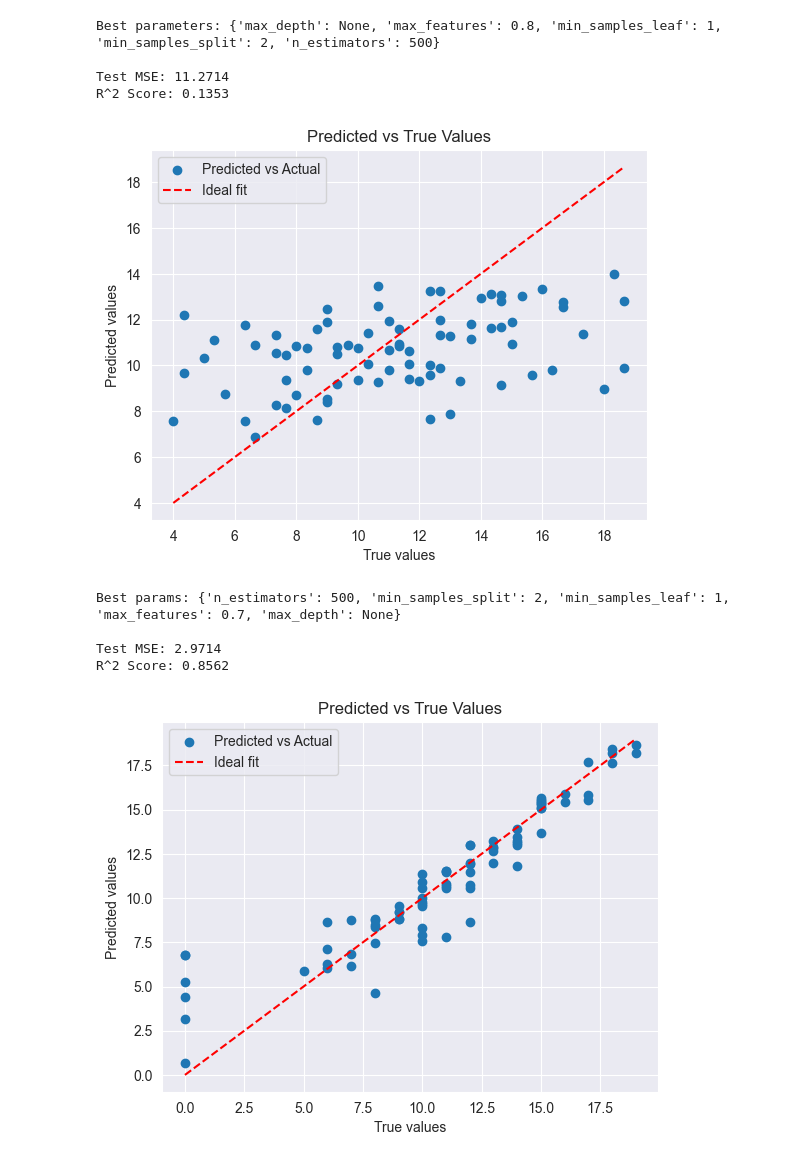
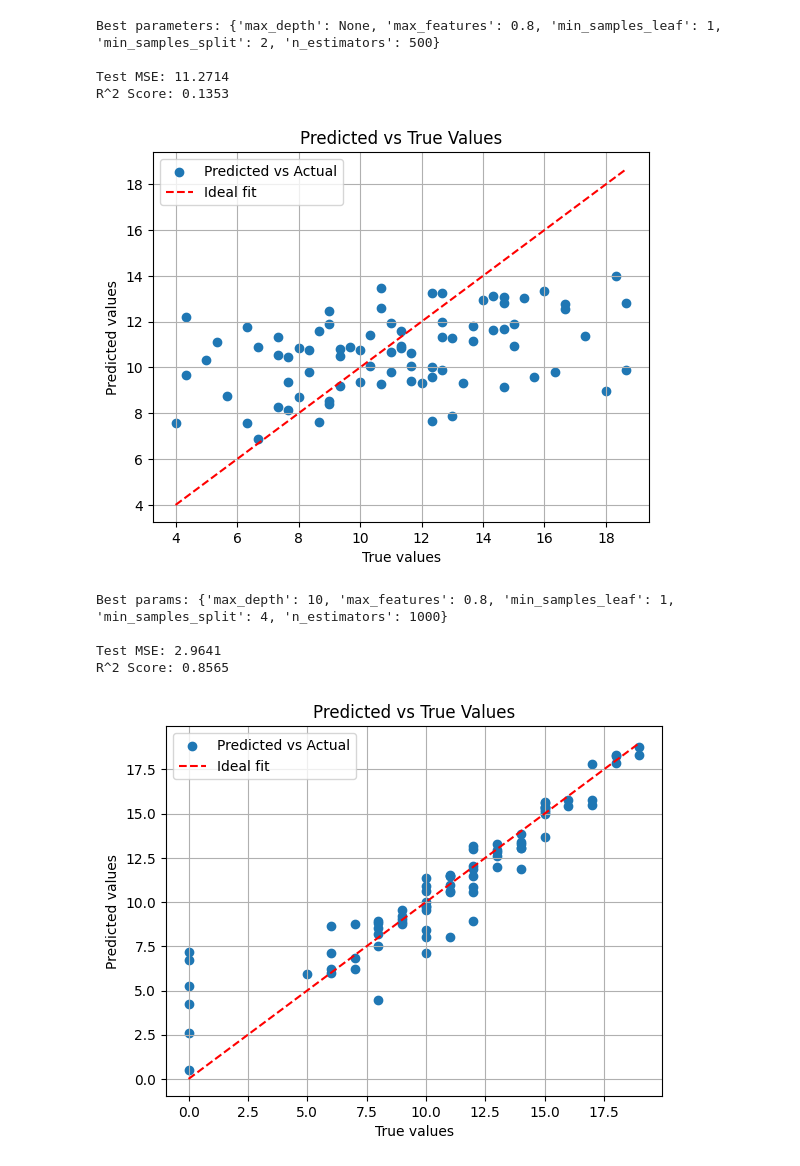
Before and after one commit to Nate-Kim/Grade-Prediction, a Jupyter notebook: RandomForest.ipynb, the cells around one changed output. Cells and saved outputs as stored; diff of their text form; code cells hidden in the pictures.

Commit message:
Finished different random forest regressors

```diff
--- a/RandomForest.ipynb
+++ b/RandomForest.ipynb
@@ -6,8 +6,16 @@ from sklearn.metrics import mean_squared_error, r2_score
 from sklearn.model_selection import GridSearchCV
 import matplotlib.pyplot as plt
 
+# First two returns are just the full dataset X and y
+# Next two are the edited dataset using G_avg and dropped highly correlated inputs
+# Last two are an edited dataset using G_avg and only the six highest correlating inputs
 def load_math_dataset():
     full_dataset = pd.read_csv("Math-Students.csv", sep=",")
+
+    # Create dataset with all data for testing
+    fData_X = full_dataset.drop("G3", axis=1)
+    fData_y = full_dataset["G3"]
+    fData_X = pd.get_dummies(fData_X, drop_first=False)  # one-hot encode categorical features
 
     # Change output label to average of grades
     grades = ['G1', 'G2', 'G3']
@@ -28,10 +36,10 @@ def load_math_dataset():
     sData_y = simple_dataset["G_avg"]
     sData_X = pd.get_dummies(sData_X, drop_first=False)  # one-hot encode categorical features
 
-    return cData_X, cData_y, sData_X, sData_y
+    return fData_X, fData_y, cData_X, cData_y, sData_X, sData_y
 # %%
-# Predicting G_avg
-cData_X, cData_y, sData_X, sData_y = load_math_dataset()
+# Regression predicting G_avg
+_, _, cData_X, cData_y, _, _ = load_math_dataset()
 X_train, X_test, y_train, y_test = train_test_split(cData_X, cData_y, test_size=0.2, random_state=42)
 
 param_grid = {
@@ -44,63 +52,56 @@ param_grid = {
 
 grid_search = GridSearchCV(RandomForestRegressor(random_state=42), param_grid, cv=3, scoring='r2', n_jobs=-1)
 grid_search.fit(X_train, y_train)
 
 print("Best parameters:", grid_search.best_params_)
 
 rf = RandomForestRegressor(random_state=42)
 rf.set_params(**grid_search.best_params_)
 rf.fit(X_train, y_train)
 y_pred = rf.predict(X_test)
 
 mse = mean_squared_error(y_test, y_pred)
 r2 = r2_score(y_test, y_pred)
 
 print(f"\nTest MSE: {mse:.4f}")
 print(f"R^2 Score: {r2:.4f}")
 
 plt.scatter(y_test, y_pred, label='Predicted vs Actual')
 plt.plot([min(y_test), max(y_test)], [min(y_test), max(y_test)], color='red', linestyle='--', label='Ideal fit')
 plt.xlabel('True values')
 plt.ylabel('Predicted values')
 plt.title('Predicted vs True Values')
 plt.legend()
 plt.grid(True)
 plt.show()
 # %% [output]
 Best parameters: {'max_depth': None, 'max_features': 0.8, 'min_samples_leaf': 1, 'min_samples_split': 2, 'n_estimators': 500}
 
 Test MSE: 11.2714
 R^2 Score: 0.1353
-[figure, old version]
+[figure, new version]
 # %%
 # Regression predicting G3 using all features
-df = pd.read_csv("Math-Students.csv")
-y = df["G3"]
-X = df.drop(columns="G3")
-
-cat_cols = X.select_dtypes(include="object").columns
-X_encoded = pd.get_dummies(X, columns=cat_cols, drop_first=True)
+fData_X, fData_y, _, _, _, _ = load_math_dataset()
 
 rf = RandomForestRegressor(random_state=42)
 
-X_train, X_test, y_train, y_test = train_test_split(
-    X_encoded, y, test_size=0.2, random_state=42
-)
+X_train, X_test, y_train, y_test = train_test_split(fData_X, fData_y, test_size=0.2, random_state=42)
 
-param_dist = {
-    "n_estimators":      [300, 500, 1000],
-    "max_depth":         [None, 10, 15, 20, 30],
-    "min_samples_split": [2, 4, 6, 8],
-    "min_samples_leaf":  [1, 2, 4],
-    "max_features":      ["sqrt", 0.5, 0.8]
+param_grid = {
+    'n_estimators': [300, 500, 1000],
+    'max_depth': [10, 20, None],
+    'min_samples_split': [2, 4],
+    'min_samples_leaf': [1, 2, 4],
+    'max_features': [0.9, 0.8, 0.7]
 }
 
-search = RandomizedSearchCV(rf, param_grid, n_iter=60, cv=5, scoring="r2", n_jobs=-1, random_state=42)
-search.fit(X_train, y_train)
+grid_search = GridSearchCV(rf, param_grid, cv=3, scoring="r2", n_jobs=-1)
+grid_search.fit(X_train, y_train)
 
-print("Best params:", search.best_params_)
+print("Best params:", grid_search.best_params_)
 
-best_model = search.best_estimator_
+best_model = grid_search.best_estimator_
 y_pred = best_model.predict(X_test)
 
 mse = mean_squared_error(y_test, y_pred)
@@ -118,8 +119,8 @@ plt.legend()
 plt.grid(True)
 plt.show()
 # %% [output]
-Best params: {'n_estimators': 500, 'min_samples_split': 2, 'min_samples_leaf': 1, 'max_features': 0.7, 'max_depth': None}
+Best params: {'max_depth': 10, 'max_features': 0.8, 'min_samples_leaf': 1, 'min_samples_split': 4, 'n_estimators': 1000}
 
-Test MSE: 2.9714
-R^2 Score: 0.8562
+Test MSE: 2.9641
+R^2 Score: 0.8565
-[figure, old version]
+[figure, new version]
```
Also changed, not shown: parts of 1 cell of this notebook, 1 other file.
